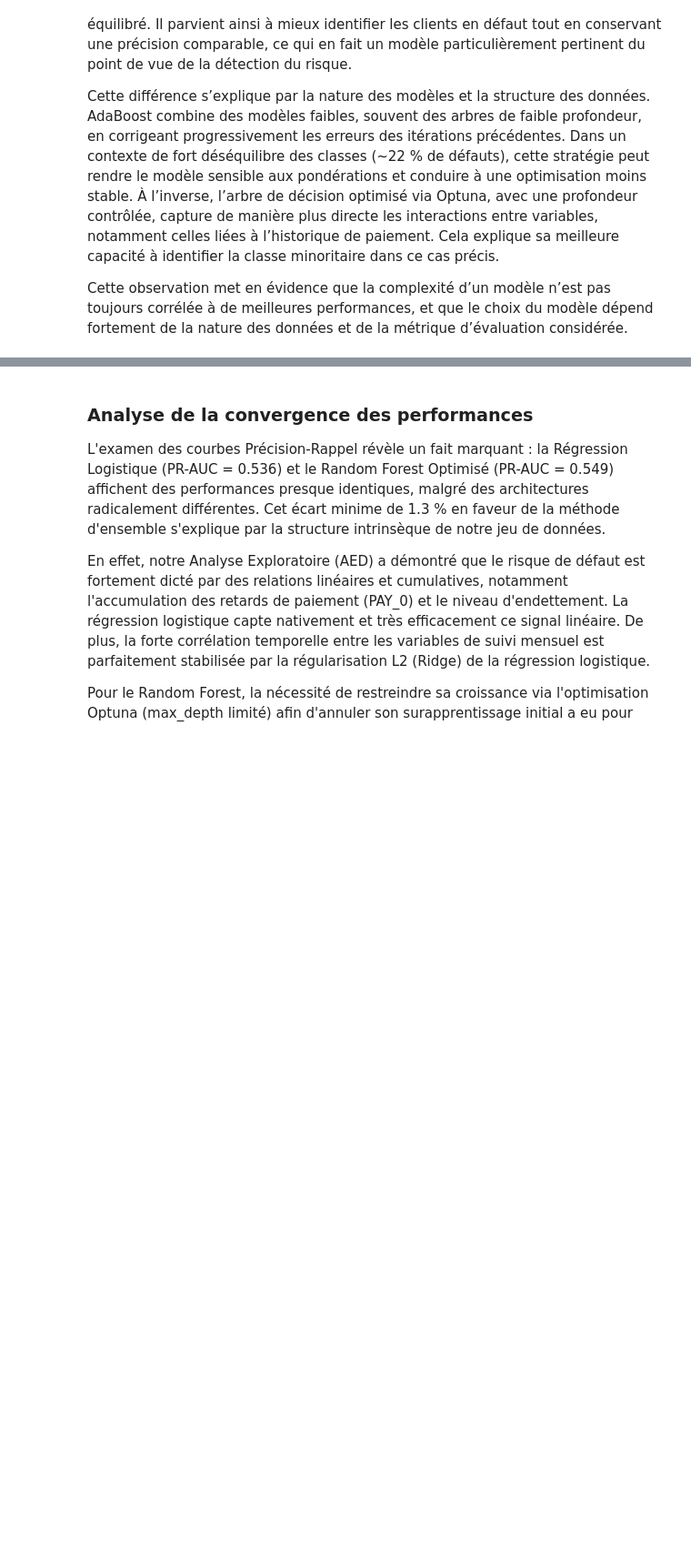
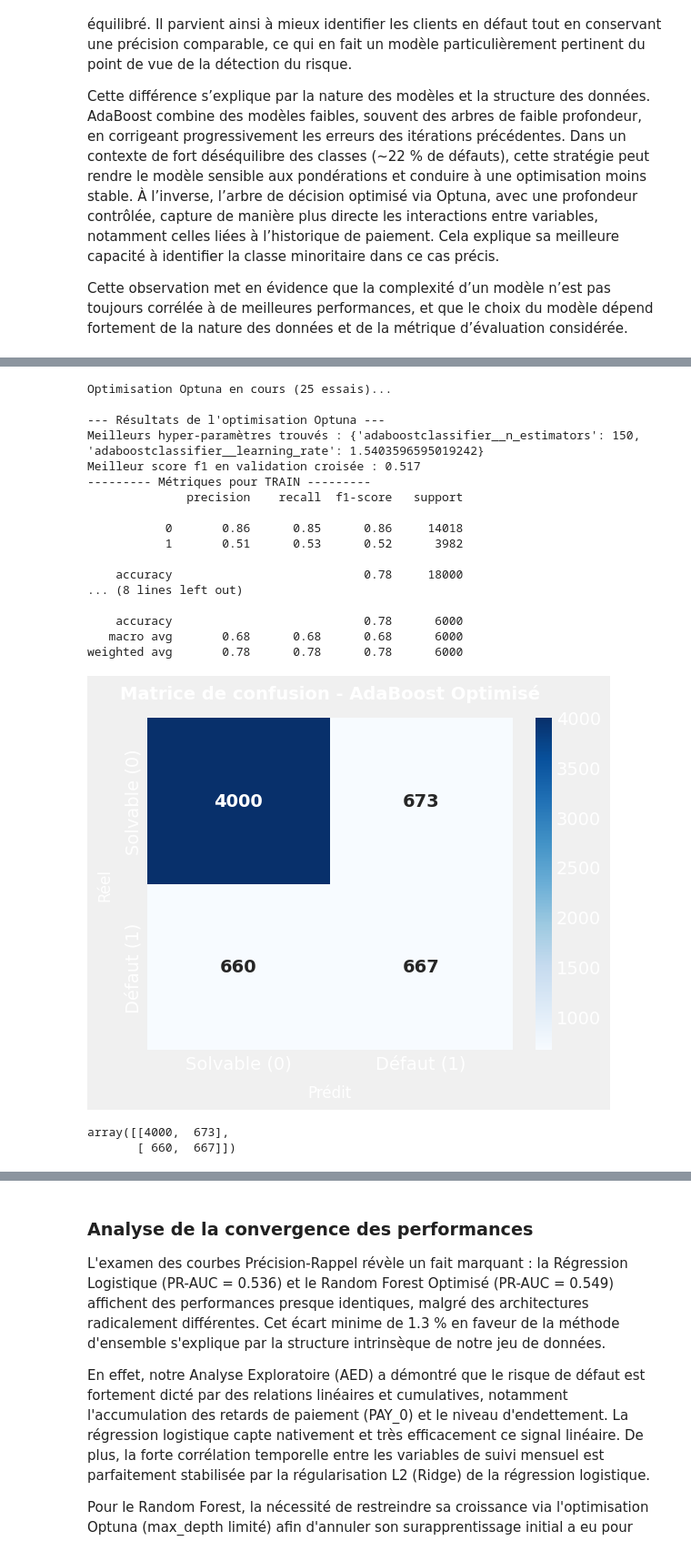
Before and after one commit to NdeyeAminataAida/Projet-AI28, a Jupyter notebook: notebook/project_credit_default.ipynb, the cells around one changed output, grey strips where cells are left out. Shown at 91% size. Drawn from its saved outputs; the diff is of its cells as text; code cells hidden in the pictures; blank space fills up the shorter version.

```diff
--- a/notebook/project_credit_default.ipynb
+++ b/notebook/project_credit_default.ipynb
@@ -471,3 +852,41 @@ Cette observation met en évidence que la complexité d’un modèle n’est pas
+# %%
+# Optimisation Optuna d'AdaBoost (nombre d'arbres faibles et taux d'apprentissage).
+best_pipeline_ada = ev.optimize_model(
+    build_fn=lambda: md.build_adaboost_model(class_weight='balanced'),
+    suggest_fn=lambda trial: {
+        'adaboostclassifier__n_estimators': trial.suggest_int(
+            'adaboostclassifier__n_estimators', 50, 300, step=50),
+        'adaboostclassifier__learning_rate': trial.suggest_float(
+            'adaboostclassifier__learning_rate', 0.01, 2.0, log=True),
+    },
+    X_train=X_train, y_train=y_train, X_val=X_val, y_val=y_val,
+    scoring='f1', cv=5, n_trials=25,
+)
+
+# Matrice de confusion du modèle optimisé sur le jeu de validation
+ev.plot_confusion_matrix(best_pipeline_ada, X_val, y_val,
+                         title="Matrice de confusion - AdaBoost Optimisé")
+# %% [output]
+Optimisation Optuna en cours (25 essais)...
+
+--- Résultats de l'optimisation Optuna ---
+Meilleurs hyper-paramètres trouvés : {'adaboostclassifier__n_estimators': 150, 'adaboostclassifier__learning_rate': 1.5403596595019242}
+Meilleur score f1 en validation croisée : 0.517
+--------- Métriques pour TRAIN ---------
+              precision    recall  f1-score   support
+
+           0       0.86      0.85      0.86     14018
+           1       0.51      0.53      0.52      3982
+
+    accuracy                           0.78     18000
+... (8 lines left out)
+
+    accuracy                           0.78      6000
+   macro avg       0.68      0.68      0.68      6000
+weighted avg       0.78      0.78      0.78      6000
+[figure, added]
+array([[4000,  673],
+       [ 660,  667]])
 # %%
 # On regroupe tous nos modèles optimisés dans un dictionnaire
 dict_modeles = {
```
Also changed, not shown: parts of 51 cells of this notebook.
